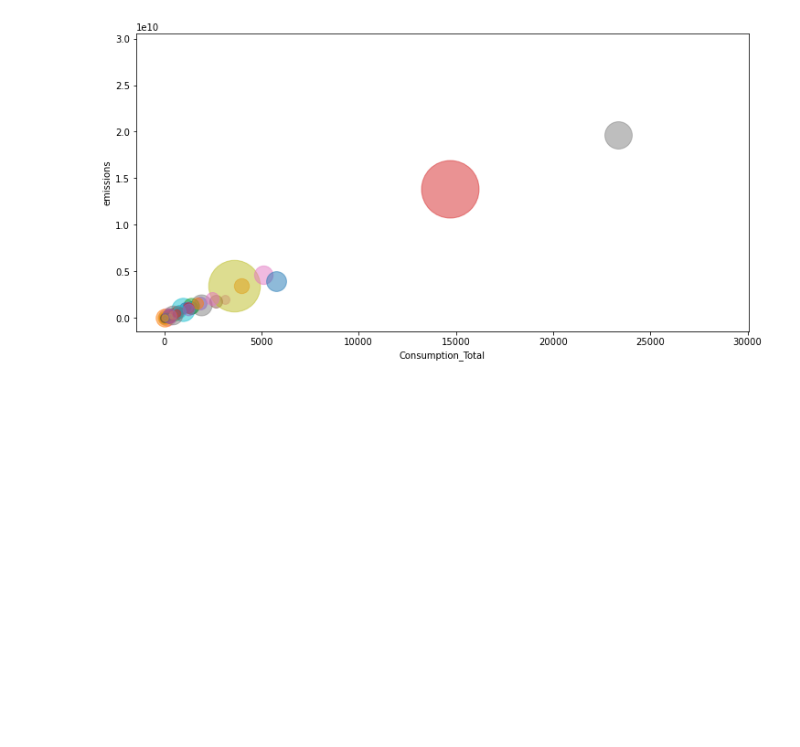
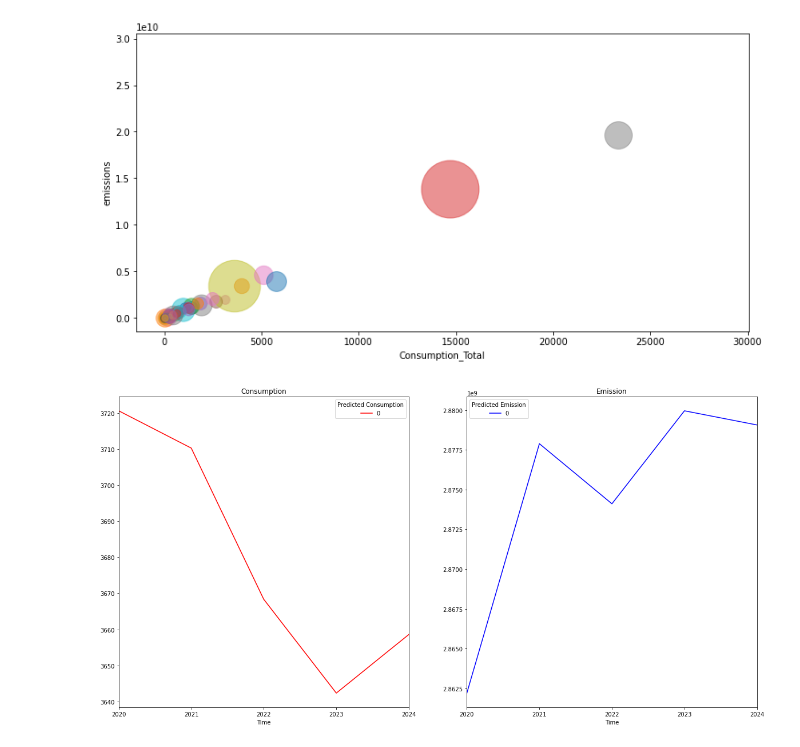
Before and after one commit to NMCharalampos/Group_09, a Jupyter notebook: Showcase Notebook Energy Consumption.ipynb, the cells around one changed output. Cells and saved outputs as stored; diff of their text form; code cells hidden in the pictures; blank space fills up the shorter version.

Commit message:
add arima prediction

```diff
--- a/Showcase Notebook Energy Consumption.ipynb
+++ b/Showcase Notebook Energy Consumption.ipynb
@@ -46,2 +46,7 @@ item.scatterPlot()
 # %% [output]
 [figure]
+# %%
+#item.load_data()
+item.arima_predict("Germany", 17)
+# %% [output]
+[figure, added]
```
Also changed, not shown: parts of 1 cell of this notebook, 1 other file.
